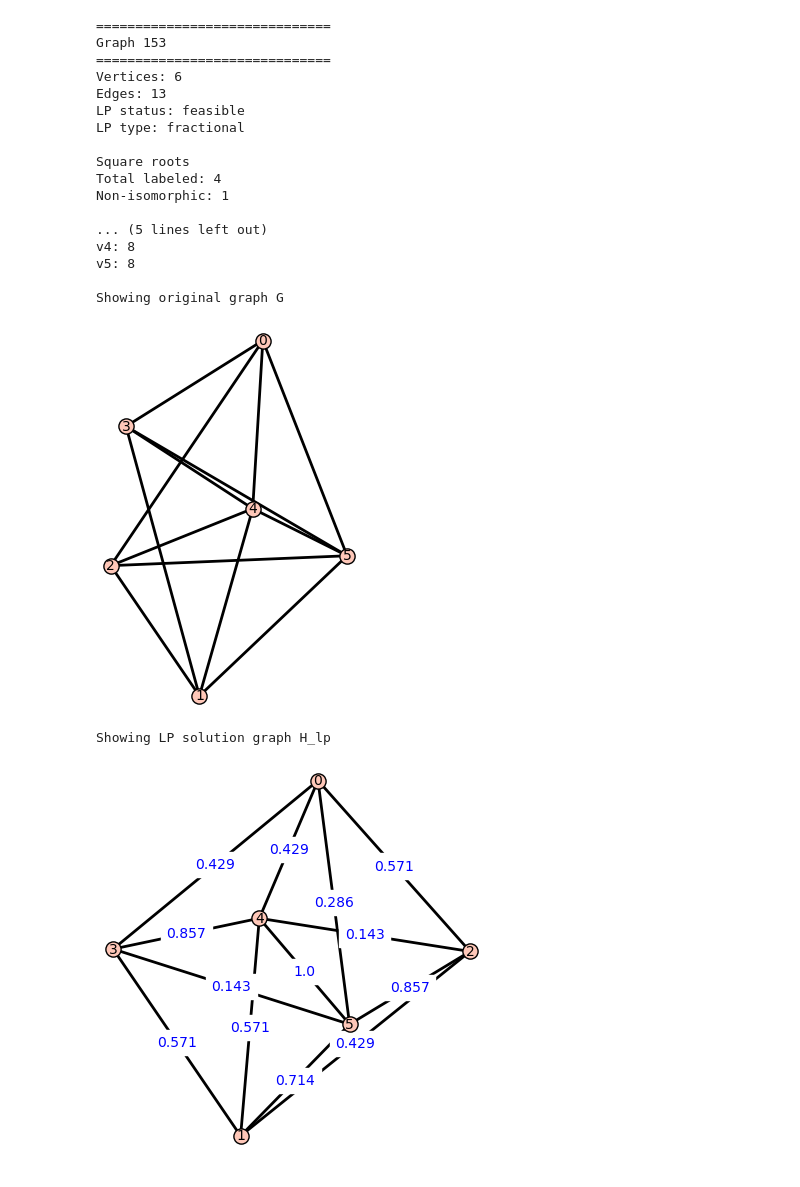
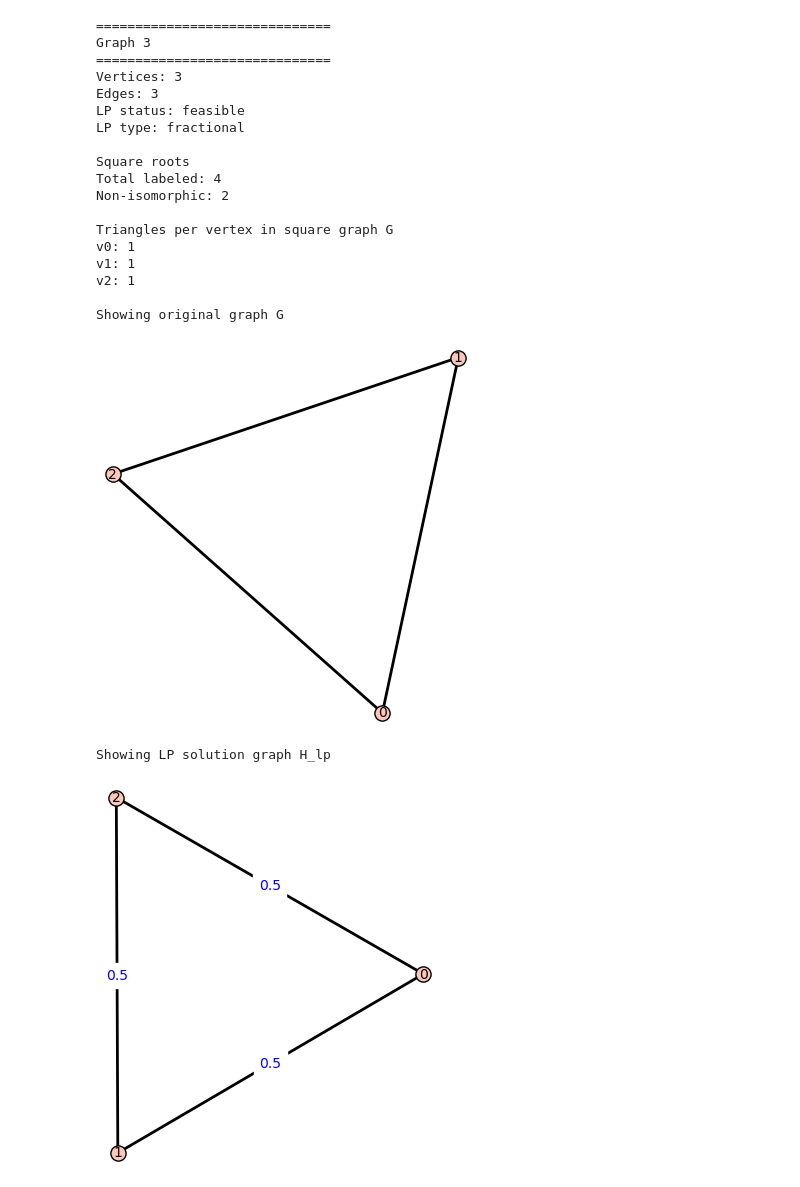
Before and after one commit to Hellwoodoo/Graph-Squares, a Jupyter notebook: Optimization of Graph Squares/Notebooks/AnalysisGraphSquares.ipynb, the cells around one changed output. Cells and saved outputs as stored; diff of their text form; code cells hidden in the pictures.

```diff
--- a/Optimization of Graph Squares/Notebooks/AnalysisGraphSquares.ipynb
+++ b/Optimization of Graph Squares/Notebooks/AnalysisGraphSquares.ipynb
@@ -1119,9 +1119,9 @@ from matplotlib.backends.backend_pdf import PdfPages
 from sage.numerical.mip import MIPSolverException
 from sage.graphs.graph_generators import graphs as graph_gens
 
-n = 3
+n = 6
 ncpus = 12
-dir = f"max_tetrahedron_decomposition_triangular_graph_output"
+dir = f"min_triangular_graph_output"
 output_dir = os.path.join(dir, f"n={n}")
 output_pdf = os.path.join(output_dir, f"graph_results_n={n}.pdf")
 comparison_pdf = os.path.join(output_dir, f"graph_comparison_n={n}.pdf")
@@ -1192,7 +1192,7 @@ def process_graph(idx, G, label):
     is_noninteger = False
 
     try:
-        m, x = max_tetrahedron_linear_program(G)
+        m, x = min_triangular_linear_program(G)
         m.solve()
         solution_x = m.get_values(x)
         A_H = matrix([[solution_x[i, j] for j in range(n)] for i in range(n)])
@@ -1299,7 +1299,7 @@ def analyze_isomorphic_lp(G):
         Gp = G.relabel(dict(zip(range(n), perm)), inplace=False)
 
         try:
-            m, x = max_tetrahedron_linear_program(Gp)
+            m, x = min_triangular_linear_program(Gp)
             m.solve()
             sol = m.get_values(x)
 
@@ -1442,6 +1450,6 @@ K3 found | internal=0, external=1, leaf=(2)
 # %%
-n = 3
-filename = f"max_tetrahedron_decomposition_triangular_graph_output/n={n}/graph_summary_n={n}.txt"
+n = 6
+filename = f"min_triangular_graph_output/n={n}/graph_summary_n={n}.txt"
 
 summary = {}
 graph_info = {}
@@ -1689,8 +1697,8 @@ def analyze_graph_by_index(idx, n):
 
     try:
 
-        m, x = max_tetrahedron_linear_program(G)
-        # m, x = max_triangular_linear_program(G)
+        # m, x = max_tetrahedron_linear_program(G)
+        m, x = min_triangular_linear_program(G)
         m.solve()
 
         sol = m.get_values(x)
@@ -1779,44 +1787,45 @@ def analyze_graph_by_index(idx, n):
 
         print("Properties:")
         print(f"  Tree:            {is_tree}")
         print(f"  Bipartite:       {is_bip}")
         print(f"  Proper Interval: {is_prop_int}")
         print(f"  Girth > 6:       {girth_gt6}")
         print(f"  Block Graph:     {is_block}")
         print(f"  Comparability:   {is_comp}")
         print(f"  Dismantlable:    {is_dism}")
 
         p = H.plot(
             vertex_size=120,
             edge_thickness=2,
             vertex_labels=True,
             figsize=[8,8],
             title=f"Square root H{i+1}"
         )
         display(p.matplotlib())
 
-analyze_graph_by_index(153, 6)
+analyze_graph_by_index(3, 3)
 # %% [output]
 ==============================
-Graph 153
+Graph 3
 ==============================
-Vertices: 6
-Edges: 13
+Vertices: 3
+Edges: 3
 LP status: feasible
 LP type: fractional
 
 Square roots
 Total labeled: 4
-Non-isomorphic: 1
+Non-isomorphic: 2
 
-... (5 lines left out)
-v4: 8
-v5: 8
+Triangles per vertex in square graph G
+v0: 1
+v1: 1
+v2: 1
 
 Showing original graph G
-[figure, old version]
+[figure, new version]
 Showing LP solution graph H_lp
-[figure, old version]
+[figure, new version]
 Showing root 1
 Properties:
   Tree:            False
```
Also changed, not shown: parts of 3 cells of this notebook, 4 other files.
